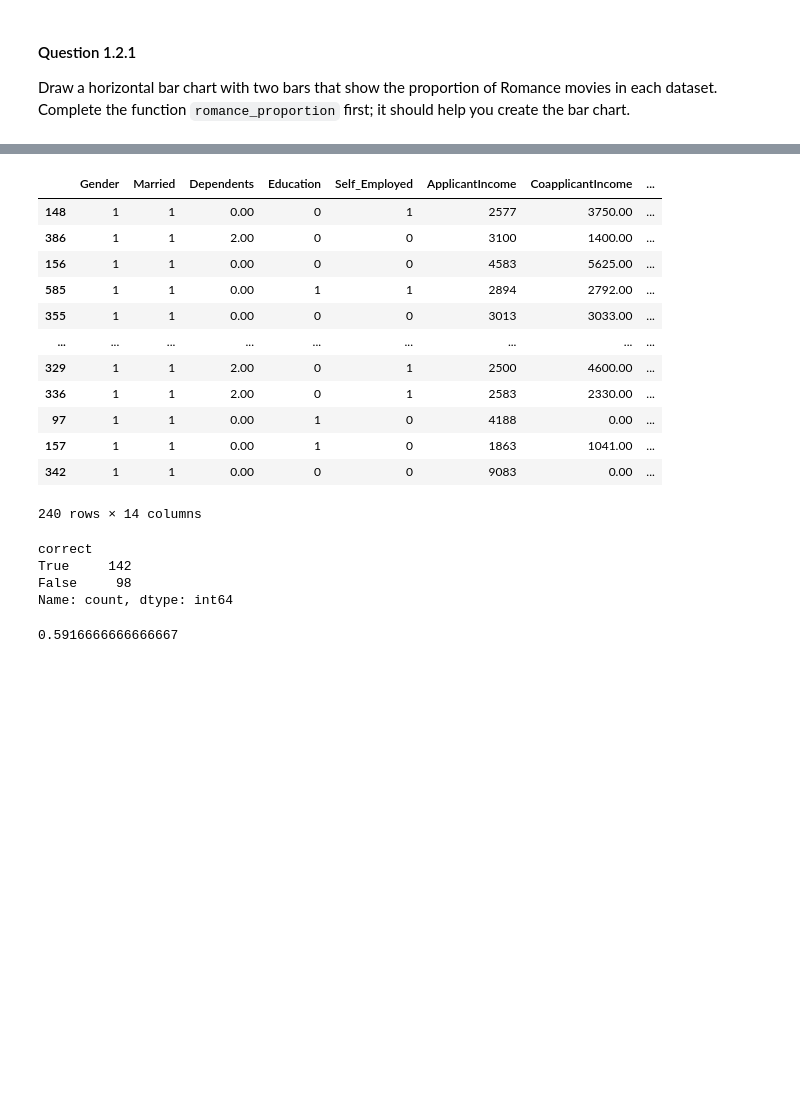
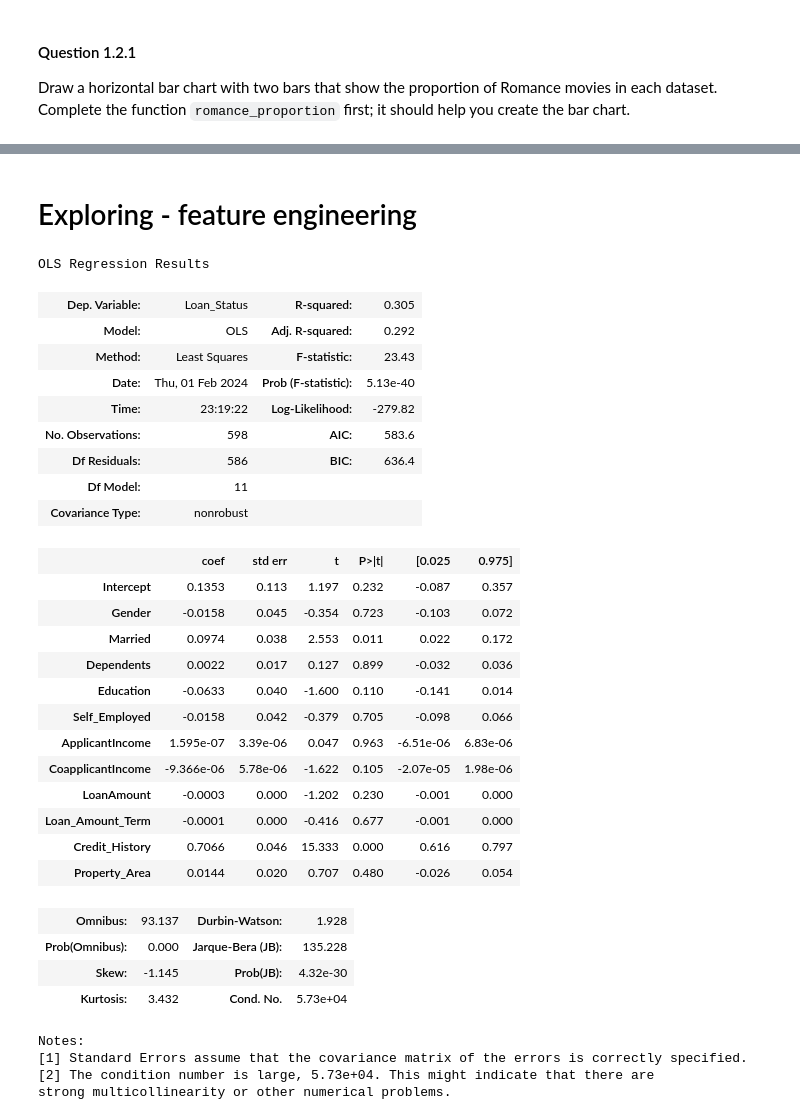
Before and after one commit to kellyle404/Loan_approval_prediction_kNN, a Jupyter notebook: loanknn.ipynb, the cells around one changed output, grey strips where cells are left out. Drawn from its saved outputs; the diff is of its cells as text; code cells hidden in the pictures; blank space fills up the shorter version.

```diff
--- a/loanknn.ipynb
+++ b/loanknn.ipynb
@@ -562,29 +376,45 @@ Length: 240, dtype: int32
-# %%
-test_result = test.copy()
-test_result['prediction'] = test_prediction
-test_result['correct'] = (test_result['Loan_Status'] == test_result['prediction'])
-
-display(test_result)
-test_result.value_counts('correct')
-# %% [output]
-|  | Gender | Married | Dependents | Education | Self_Employed | ApplicantIncome | CoapplicantIncome | ... |
-| 148 | 1 | 1 | 0.00 | 0 | 1 | 2577 | 3750.00 | ... |
-| 386 | 1 | 1 | 2.00 | 0 | 0 | 3100 | 1400.00 | ... |
-| 156 | 1 | 1 | 0.00 | 0 | 0 | 4583 | 5625.00 | ... |
-| 585 | 1 | 1 | 0.00 | 1 | 1 | 2894 | 2792.00 | ... |
-| 355 | 1 | 1 | 0.00 | 0 | 0 | 3013 | 3033.00 | ... |
-| ... | ... | ... | ... | ... | ... | ... | ... | ... |
-| 329 | 1 | 1 | 2.00 | 0 | 1 | 2500 | 4600.00 | ... |
-| 336 | 1 | 1 | 2.00 | 0 | 1 | 2583 | 2330.00 | ... |
-| 97 | 1 | 1 | 0.00 | 1 | 0 | 4188 | 0.00 | ... |
-| 157 | 1 | 1 | 0.00 | 1 | 0 | 1863 | 1041.00 | ... |
-| 342 | 1 | 1 | 0.00 | 0 | 0 | 9083 | 0.00 | ... |
-240 rows × 14 columns
-correct
-True     142
-False     98
-Name: count, dtype: int64
-# %%
-142/(142+98)
-# %% [output]
-0.5916666666666667
+# %% [markdown]
+# Exploring - feature engineering
+# %%
+import statsmodels.formula.api as smf
+
+reg = smf.ols(
+    'Loan_Status ~ Gender + Married + Dependents + Education + Self_Employed + '
+    'ApplicantIncome + CoapplicantIncome + LoanAmount + Loan_Amount_Term + '
+    'Credit_History + Property_Area',
+    data = data
+).fit()
+
+reg.summary()
+# %% [output]
+OLS Regression Results
+| Dep. Variable: | Loan_Status | R-squared: | 0.305 |
+| Model: | OLS | Adj. R-squared: | 0.292 |
+| Method: | Least Squares | F-statistic: | 23.43 |
+| Date: | Thu, 01 Feb 2024 | Prob (F-statistic): | 5.13e-40 |
+| Time: | 23:19:22 | Log-Likelihood: | -279.82 |
+| No. Observations: | 598 | AIC: | 583.6 |
+| Df Residuals: | 586 | BIC: | 636.4 |
+| Df Model: | 11 |  |  |
+| Covariance Type: | nonrobust |  |  |
+|  | coef | std err | t | P>|t| | [0.025 | 0.975] |
+| Intercept | 0.1353 | 0.113 | 1.197 | 0.232 | -0.087 | 0.357 |
+| Gender | -0.0158 | 0.045 | -0.354 | 0.723 | -0.103 | 0.072 |
+| Married | 0.0974 | 0.038 | 2.553 | 0.011 | 0.022 | 0.172 |
+| Dependents | 0.0022 | 0.017 | 0.127 | 0.899 | -0.032 | 0.036 |
+| Education | -0.0633 | 0.040 | -1.600 | 0.110 | -0.141 | 0.014 |
+| Self_Employed | -0.0158 | 0.042 | -0.379 | 0.705 | -0.098 | 0.066 |
+| ApplicantIncome | 1.595e-07 | 3.39e-06 | 0.047 | 0.963 | -6.51e-06 | 6.83e-06 |
+| CoapplicantIncome | -9.366e-06 | 5.78e-06 | -1.622 | 0.105 | -2.07e-05 | 1.98e-06 |
+| LoanAmount | -0.0003 | 0.000 | -1.202 | 0.230 | -0.001 | 0.000 |
+| Loan_Amount_Term | -0.0001 | 0.000 | -0.416 | 0.677 | -0.001 | 0.000 |
+| Credit_History | 0.7066 | 0.046 | 15.333 | 0.000 | 0.616 | 0.797 |
+| Property_Area | 0.0144 | 0.020 | 0.707 | 0.480 | -0.026 | 0.054 |
+| Omnibus: | 93.137 | Durbin-Watson: | 1.928 |
+| Prob(Omnibus): | 0.000 | Jarque-Bera (JB): | 135.228 |
+| Skew: | -1.145 | Prob(JB): | 4.32e-30 |
+| Kurtosis: | 3.432 | Cond. No. | 5.73e+04 |
+Notes:
+[1] Standard Errors assume that the covariance matrix of the errors is correctly specified.
+[2] The condition number is large, 5.73e+04. This might indicate that there are
+strong multicollinearity or other numerical problems.
```
Also changed, not shown: parts of 36 cells of this notebook.
